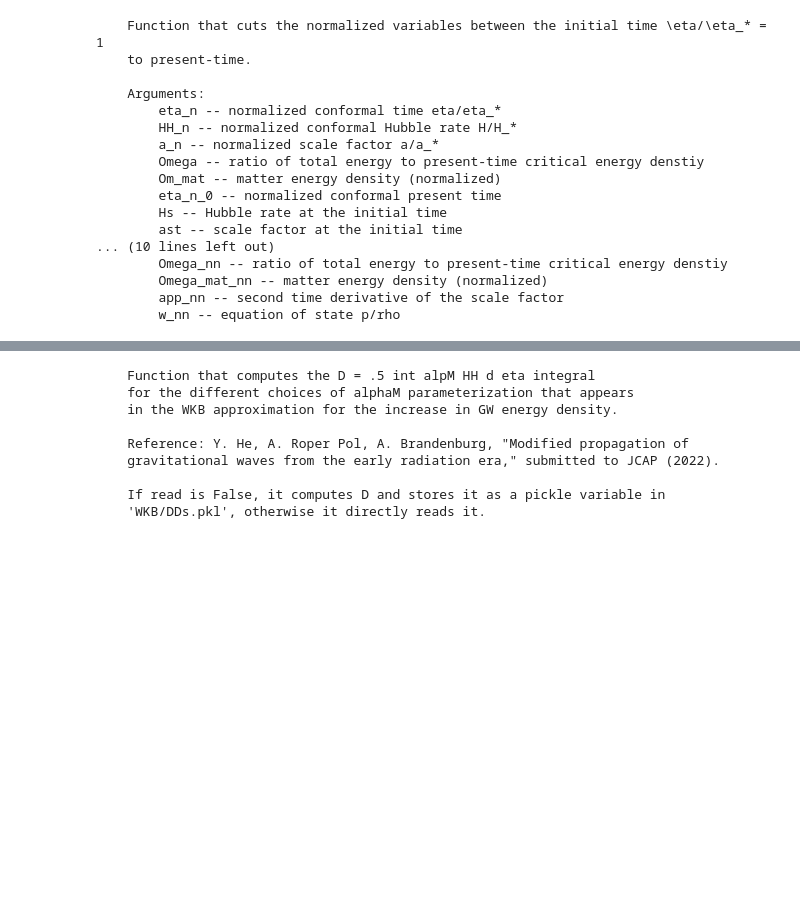
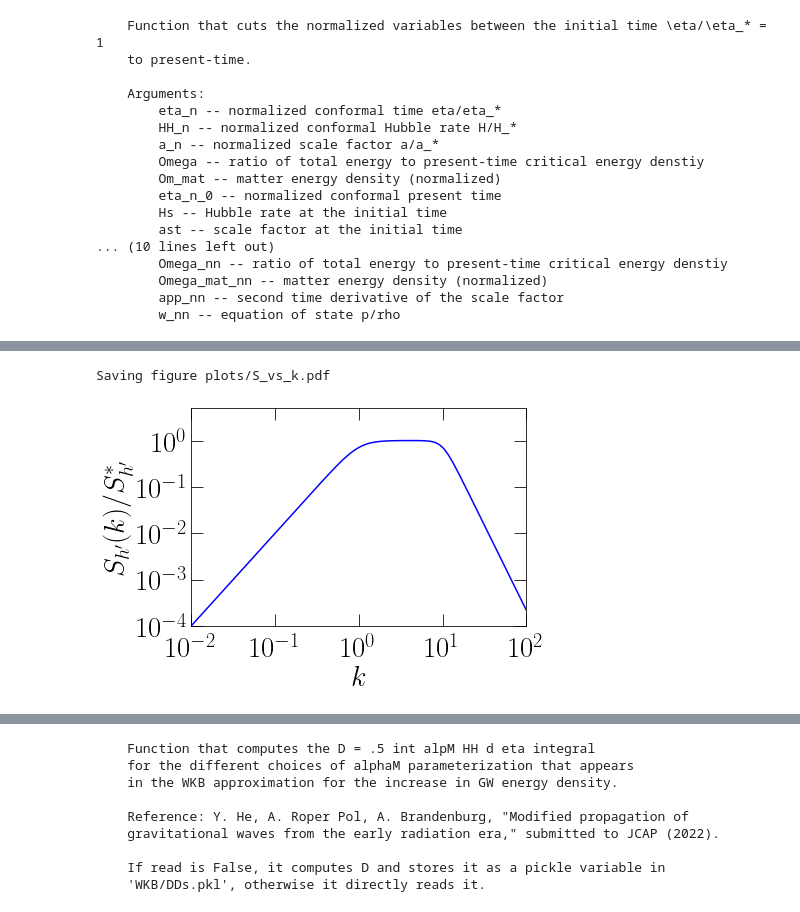
Before and after one commit to AlbertoRoper/GW_turbulence, a Jupyter notebook: horndeski/generate_horndeski.ipynb, the cells around one changed output, grey strips where cells are left out. Drawn from its saved outputs; the diff is of its cells as text; code cells hidden in the pictures; blank space fills up the shorter version.

```diff
--- a/horndeski/generate_horndeski.ipynb
+++ b/horndeski/generate_horndeski.ipynb
@@ -164,0 +190,5 @@ gen.plot_parameterizations_alpM(eta_n, a, Omega, Omega_mat, HH_n, eta_n_EQ, eta_
+# %%
+gen.plot_spectral_shape(save=True)
+# %% [output]
+Saving figure plots/S_vs_k.pdf
+[figure, added]
```
Also changed, not shown: parts of 18 cells of this notebook, 1 other file.
